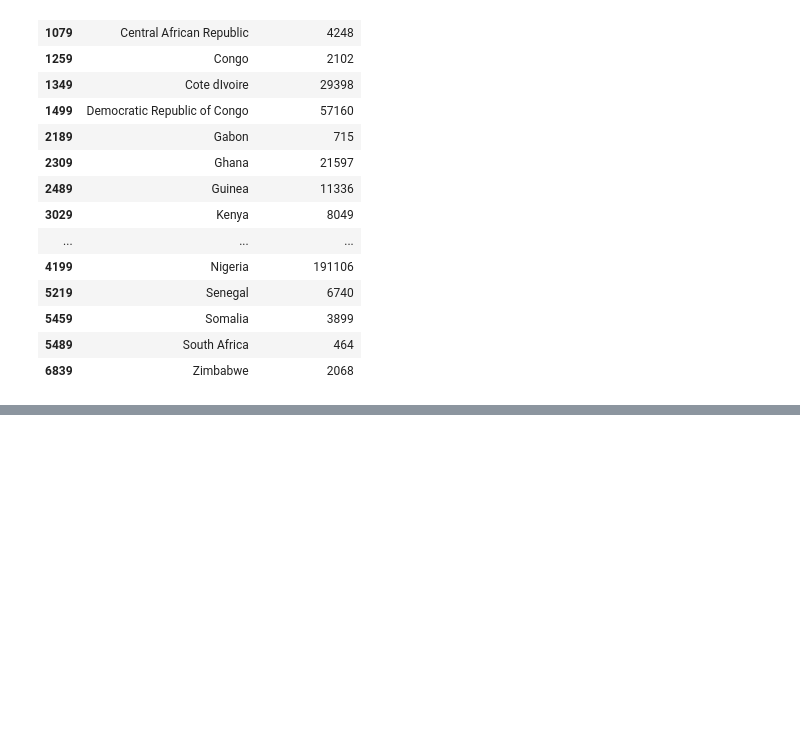
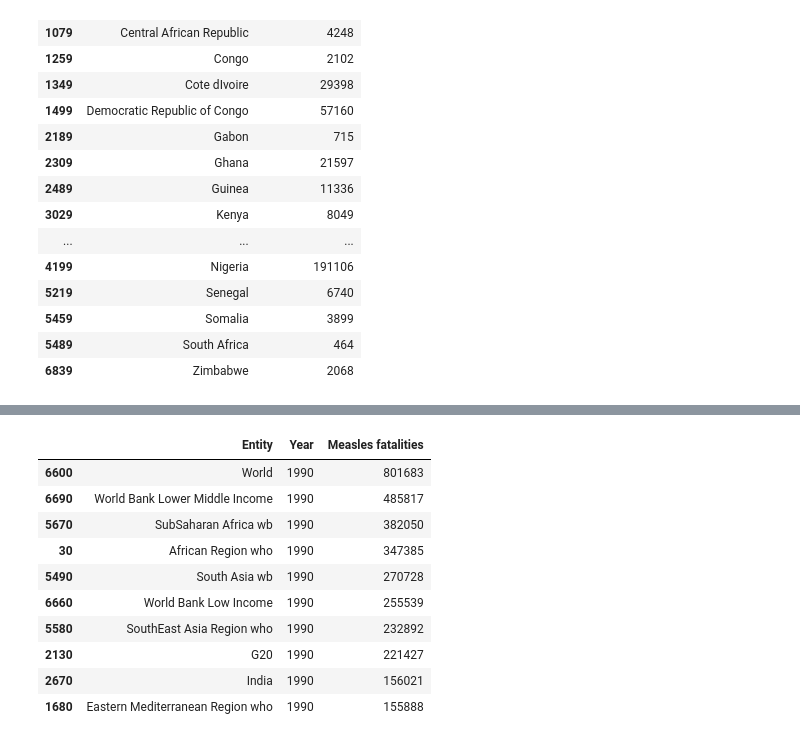
Before and after one commit to alegonzjur/ProyectoTFG, a Jupyter notebook: data/c_bio.ipynb, the cells around one changed output, grey strips where cells are left out. Drawn from its saved outputs; the diff is of its cells as text; code cells hidden in the pictures; blank space fills up the shorter version.

```diff
--- a/data/c_bio.ipynb
+++ b/data/c_bio.ipynb
@@ -90,0 +124,14 @@ af[L]
+# %%
+s9019[:10]
+# %% [output]
+|  | Entity | Year | Measles fatalities |
+| 6600 | World | 1990 | 801683 |
+| 6690 | World Bank Lower Middle Income | 1990 | 485817 |
+| 5670 | SubSaharan Africa wb | 1990 | 382050 |
+| 30 | African Region who | 1990 | 347385 |
+| 5490 | South Asia wb | 1990 | 270728 |
+| 6660 | World Bank Low Income | 1990 | 255539 |
+| 5580 | SouthEast Asia Region who | 1990 | 232892 |
+| 2130 | G20 | 1990 | 221427 |
+| 2670 | India | 1990 | 156021 |
+| 1680 | Eastern Mediterranean Region who | 1990 | 155888 |
```
Also changed, not shown: parts of 9 cells of this notebook.
